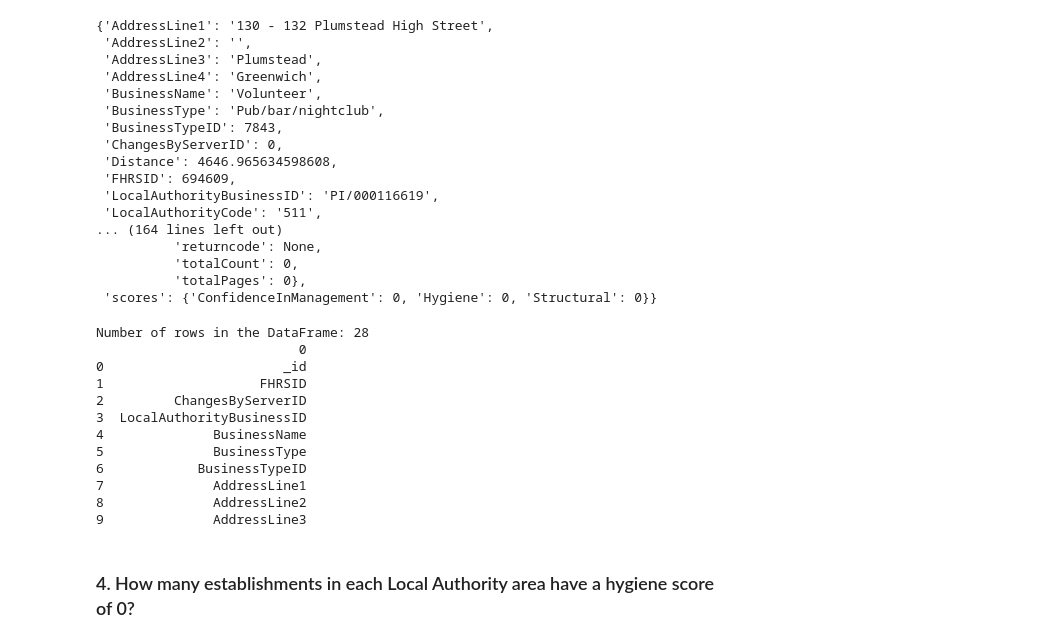
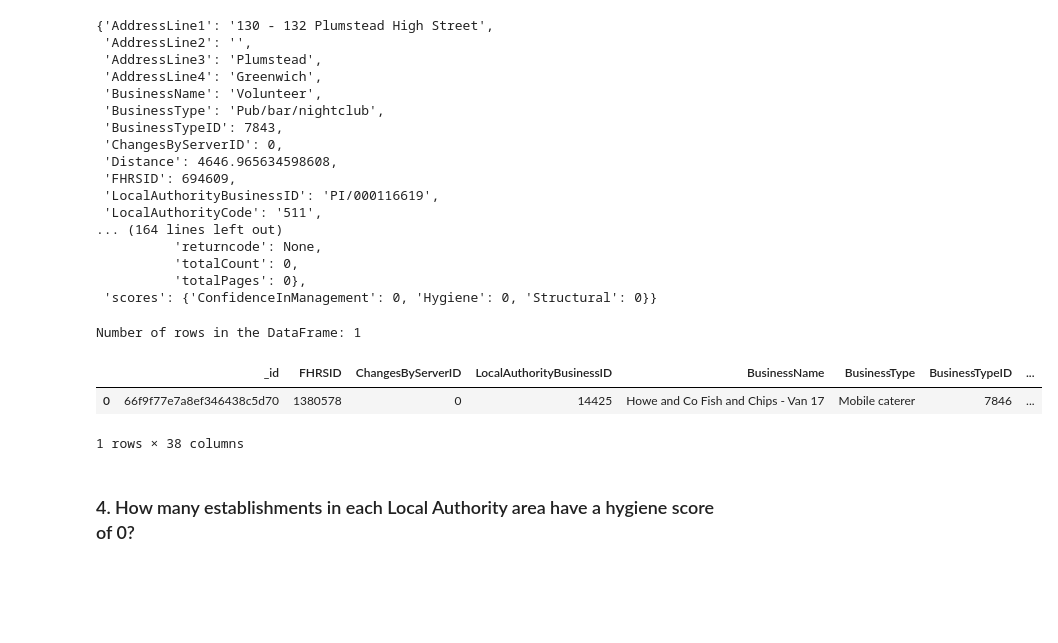
Before and after one commit to CassioSperb/MongoDB-challenge, a Jupyter notebook: Starter_Code/NoSQL_analysis_starter.ipynb, the cells around one changed output. Drawn from its saved outputs; the diff is of its cells as text; code cells hidden in the pictures; blank space fills up the shorter version.

```diff
--- a/Starter_Code/NoSQL_analysis_starter.ipynb
+++ b/Starter_Code/NoSQL_analysis_starter.ipynb
@@ -189,24 +181,16 @@ for establisment in establishments.find(query).sort(sort).limit(limit):
  'scores': {'ConfidenceInManagement': 0, 'Hygiene': 0, 'Structural': 0}}
 # %%
 # Convert result to Pandas DataFrame
-best_nearby_df = pd.DataFrame(list(establisment))
+best_nearby_df = pd.json_normalize(establisment)
 # Display the number of rows in the DataFrame
 print(f"Number of rows in the DataFrame: {len(best_nearby_df)}")
 # Display the first 10 rows of the DataFrame
-print(best_nearby_df.head(10))
+best_nearby_df.head(10)
 # %% [output]
-Number of rows in the DataFrame: 28
-                          0
-0                       _id
-1                    FHRSID
-2         ChangesByServerID
-3  LocalAuthorityBusinessID
-4              BusinessName
-5              BusinessType
-6            BusinessTypeID
-7              AddressLine1
-8              AddressLine2
-9              AddressLine3
+Number of rows in the DataFrame: 1
+|  | _id | FHRSID | ChangesByServerID | LocalAuthorityBusinessID | BusinessName | BusinessType | BusinessTypeID | ... |
+| 0 | 66f9f77e7a8ef346438c5d70 | 1380578 | 0 | 14425 | Howe and Co Fish and Chips - Van 17 | Mobile caterer | 7846 | ... |
+1 rows × 38 columns
 # %% [markdown]
 ### 4. How many establishments in each Local Authority area have a hygiene score of 0?
 # %%
```
Also changed, not shown: parts of 2 cells of this notebook.
